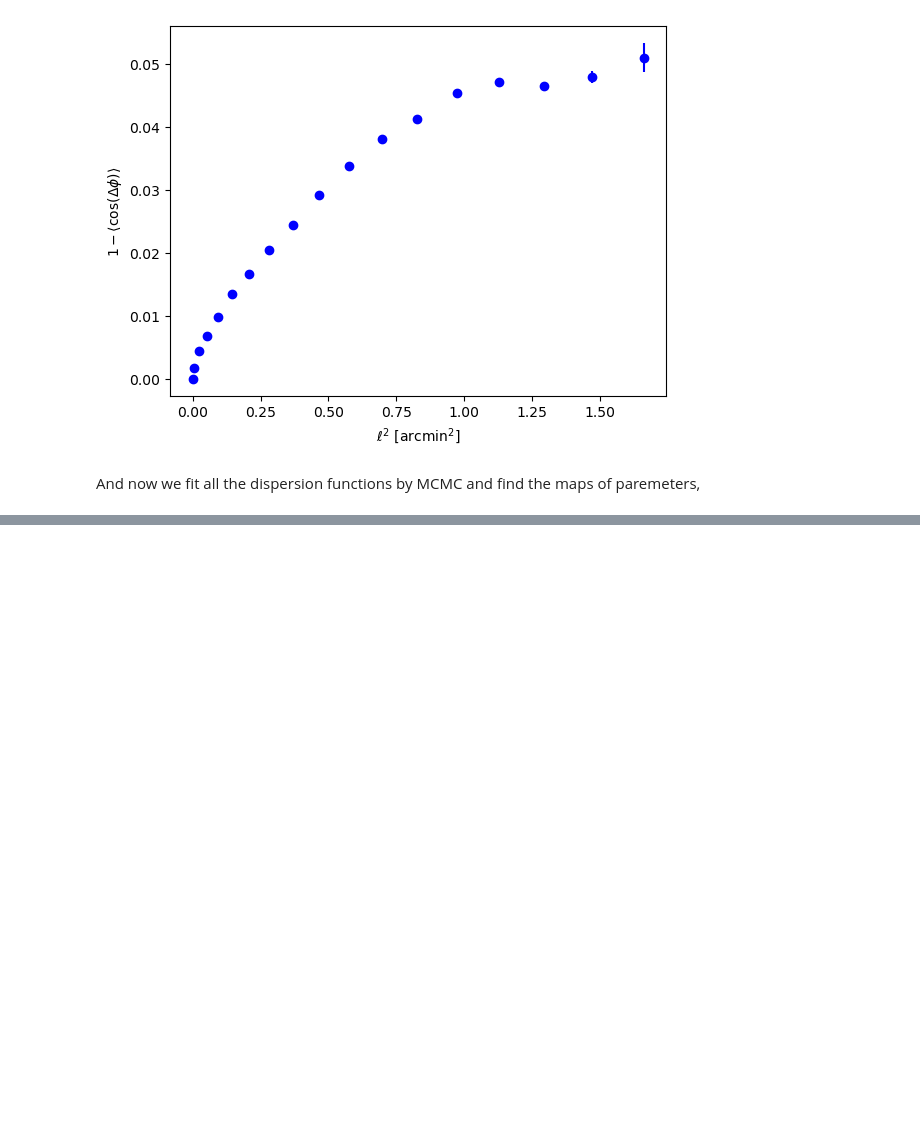
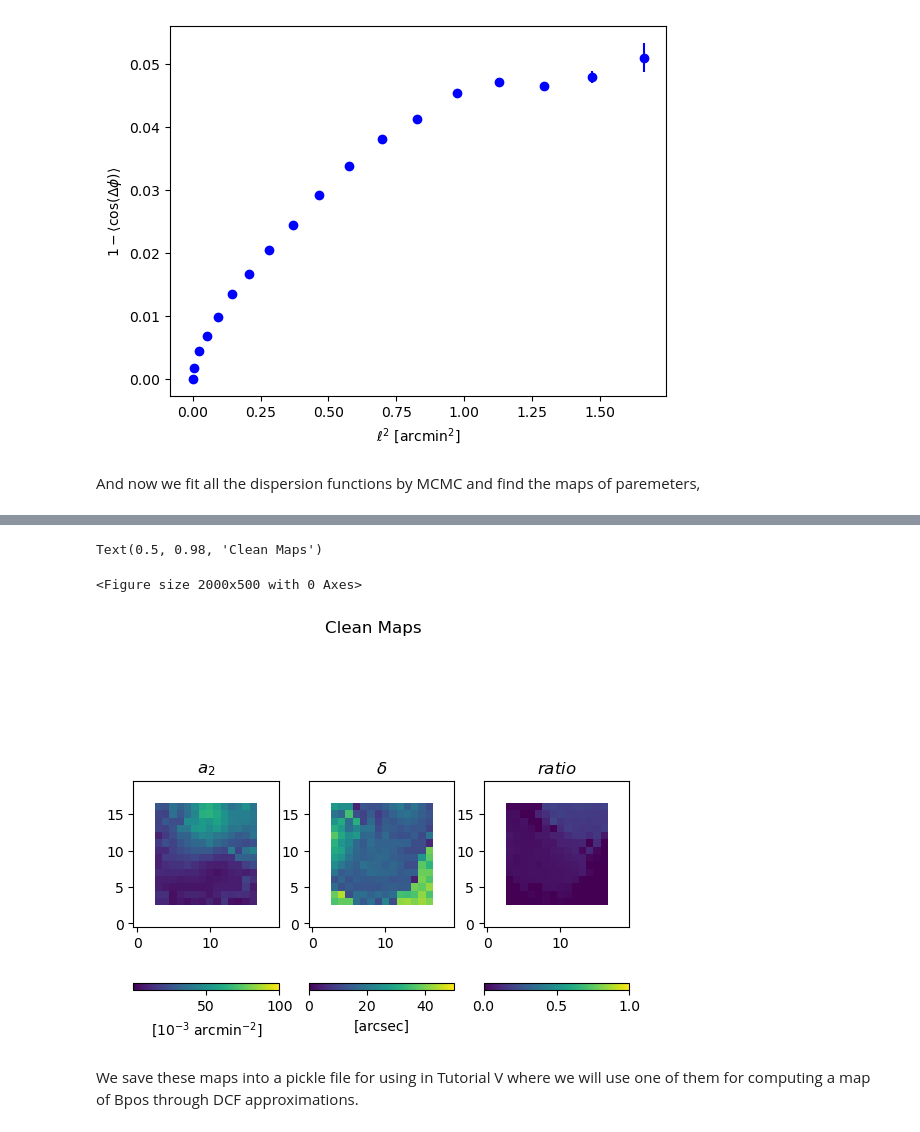
Before and after one commit to jorgueagui/polBpy, a Jupyter notebook: tutorials/polBpy_Tutorial_IV.ipynb, the cells around one changed output, grey strips where cells are left out. Drawn from its saved outputs; the diff is of its cells as text; code cells hidden in the pictures; blank space fills up the shorter version.

```diff
--- a/tutorials/polBpy_Tutorial_IV.ipynb
+++ b/tutorials/polBpy_Tutorial_IV.ipynb
@@ -161,0 +194,23 @@ Using the value of $\langle B_{t}^{2}\rangle/\langle B_{0}^{2}\rangle$, along wi
+# %%
+c_a2_map = utils.clean_map(a2_map,sigma=2)
+c_delta_map = utils.clean_map(delta_map,sigma=2)
+c_ratio_map = utils.clean_map(ratio_map,sigma=2)
+# %%
+plt.figure(figsize=(20,5))
+fig,(ax1,ax2,ax3) = plt.subplots(ncols=3,nrows=1)
+g = ax1.imshow(c_a2_map,origin='lower',vmin=1.,vmax=100.)
+plt.colorbar(g,ax=ax1,orientation='horizontal',label=r'[10$^{-3}$ arcmin$^{-2}$]')
+ax1.set_title(r'$a_{2}$')
+g = ax2.imshow(c_delta_map,origin='lower',vmin=0.,vmax=50.)
+plt.colorbar(g,ax=ax2,orientation='horizontal', label='[arcsec]')
+ax2.set_title(r'$\delta$')
+g = ax3.imshow(c_ratio_map,origin='lower',vmin=0.,vmax=1.)
+plt.colorbar(g,ax=ax3,orientation='horizontal',label='')
+ax3.set_title(r'$ratio$')
+fig.suptitle('Clean Maps')
+# %% [output]
+Text(0.5, 0.98, 'Clean Maps')
+<Figure size 2000x500 with 0 Axes>
+[figure, added]
+# %% [markdown]
+We save these maps into a pickle file for using in Tutorial V where we will use one of them for computing a map of Bpos through DCF approximations.
```
Also changed, not shown: parts of 19 cells of this notebook, 8 other files.
